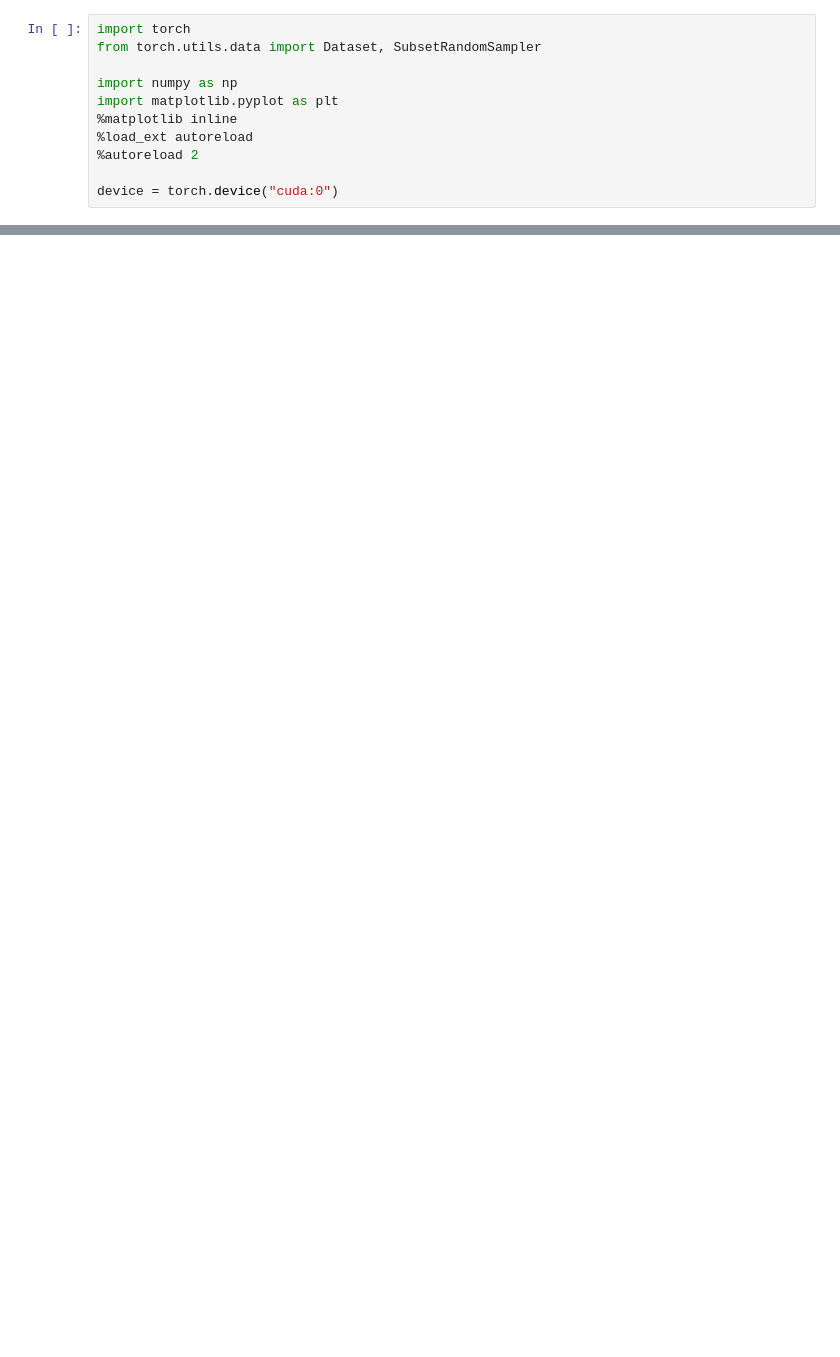
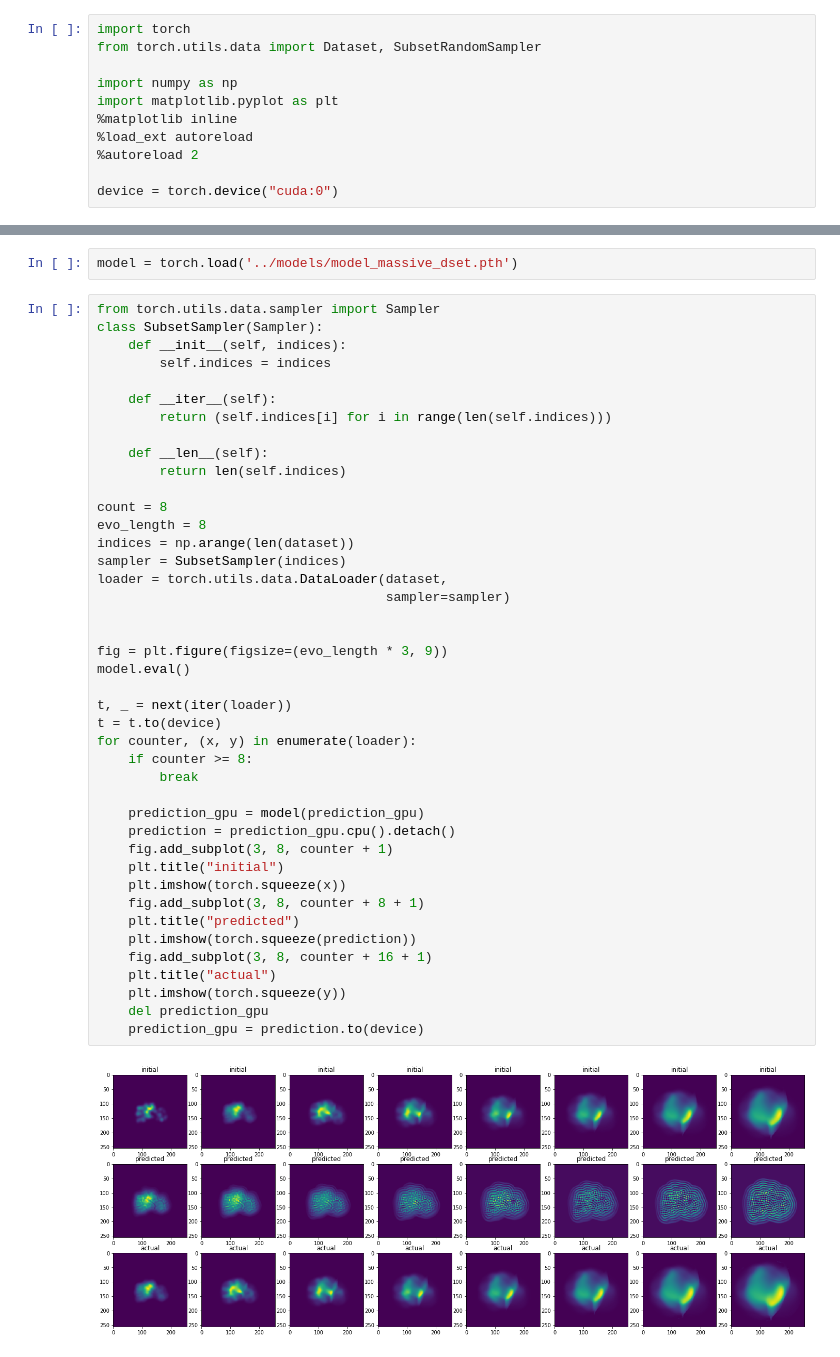
Before and after one commit to Nickkreker/CernProject, a Jupyter notebook: PredictDisstantMoment.ipynb, the cells around one changed output, grey strips where cells are left out. Saved outputs shown, nothing was run; the diff lists cells and outputs as text; blank space fills up the shorter version.

Commit message:
consecutive prediction added

```diff
--- a/PredictDisstantMoment.ipynb
+++ b/PredictDisstantMoment.ipynb
@@ -127,0 +128,46 @@ visualise_single_step_prediction(model, dataset)
+# %%
+model = torch.load('../models/model_massive_dset.pth')
+# %%
+from torch.utils.data.sampler import Sampler
+class SubsetSampler(Sampler):
+    def __init__(self, indices):
+        self.indices = indices
+
+    def __iter__(self):
+        return (self.indices[i] for i in range(len(self.indices)))
+
+    def __len__(self):
+        return len(self.indices)
+
+count = 8
+evo_length = 8
+indices = np.arange(len(dataset))
+sampler = SubsetSampler(indices)
+loader = torch.utils.data.DataLoader(dataset,
+                                     sampler=sampler)
+
+
+fig = plt.figure(figsize=(evo_length * 3, 9))
+model.eval()
+
+t, _ = next(iter(loader))
+t = t.to(device)
+for counter, (x, y) in enumerate(loader):
+    if counter >= 8:
+        break
+
+    prediction_gpu = model(prediction_gpu)
+    prediction = prediction_gpu.cpu().detach()
+    fig.add_subplot(3, 8, counter + 1)
+    plt.title("initial")
+    plt.imshow(torch.squeeze(x))
+    fig.add_subplot(3, 8, counter + 8 + 1)
+    plt.title("predicted")
+    plt.imshow(torch.squeeze(prediction))
+    fig.add_subplot(3, 8, counter + 16 + 1)
+    plt.title("actual")
+    plt.imshow(torch.squeeze(y))
+    del prediction_gpu
+    prediction_gpu = prediction.to(device)
+# %% [output]
+[figure, added]
```
Also changed, not shown: parts of 8 cells of this notebook, 1 other file.
